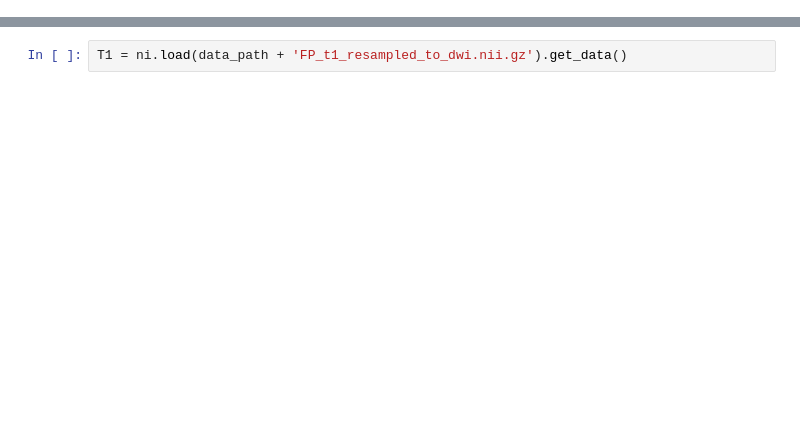
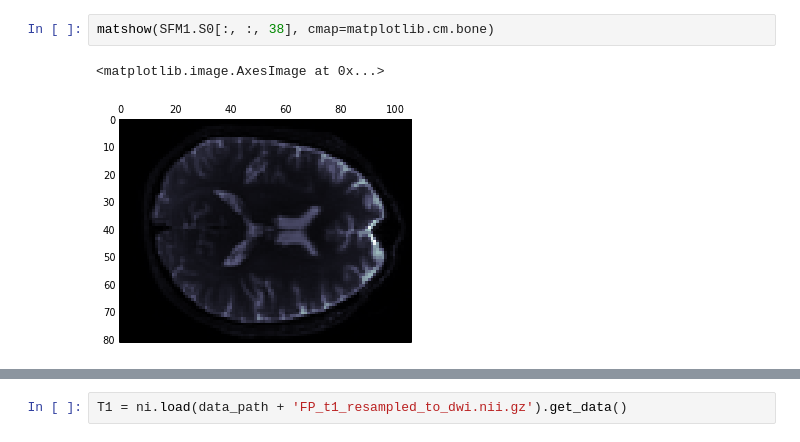
Before and after one commit to arokem/osmosis, a Jupyter notebook: osmosis/ipynb/TissueFractionModel.ipynb, the cells around one changed output, grey strips where cells are left out. Cells and saved outputs as stored; diff of their text form; blank space fills up the shorter version.

```diff
--- a/osmosis/ipynb/TissueFractionModel.ipynb
+++ b/osmosis/ipynb/TissueFractionModel.ipynb
@@ -2,0 +76,5 @@ import osimport itertoolsimport nibabel as ni import osmosis as ozimport osmosis
+# %%
+matshow(SFM1.S0[:, :, 38], cmap=matplotlib.cm.bone)
+# %% [output]
+<matplotlib.image.AxesImage at 0x...>
+[figure, added]
```
Also changed, not shown: parts of 38 cells of this notebook.
